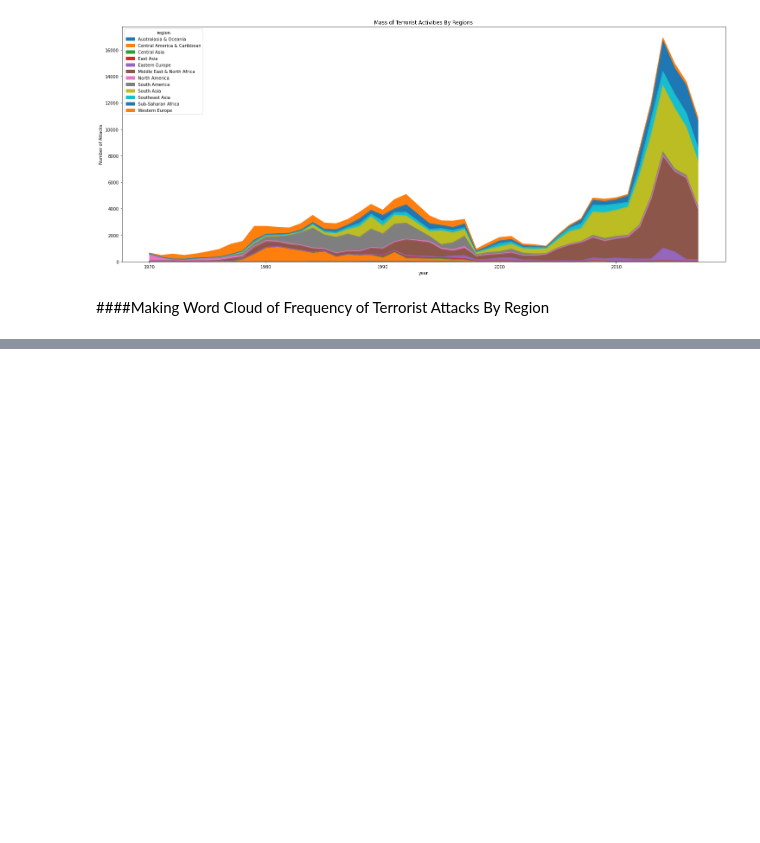
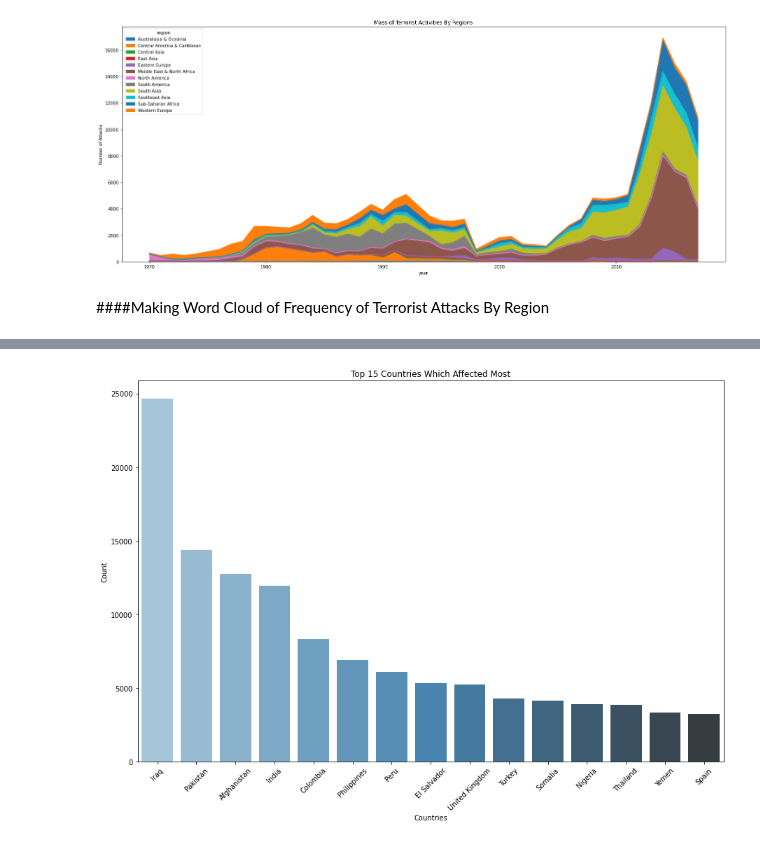
Before and after one commit to SyedHuzaifa007/The-Sparks-Foundation-Task-4, a Jupyter notebook: Exploratory_Analysis_Terrorism.ipynb, the cells around one changed output, grey strips where cells are left out. Saved outputs shown, nothing was run; the diff lists cells and outputs as text; code cells hidden in the pictures; blank space fills up the shorter version.

Commit message:
Added Bar Plot

```diff
--- a/Exploratory_Analysis_Terrorism.ipynb
+++ b/Exploratory_Analysis_Terrorism.ipynb
@@ -231,0 +232,3 @@ plt.show()
+# %%
+attack_country = terror_df.country.value_counts()[:15]
+attack_country
@@ -231,0 +252,11 @@ plt.show()
+# %%
+# Top 15 Countries Affected By Terrorism
+plt.subplots(figsize=(15,10))
+sns.barplot(attack_country.index,attack_country.values,palette='Blues_d')
+plt.title('Top 15 Countries Which Affected Most')
+plt.xlabel('Countries')
+plt.ylabel('Count')
+plt.xticks(rotation= 45)
+plt.show()
+# %% [output]
+[figure, added]
```
Also changed, not shown: parts of 3 cells of this notebook.
